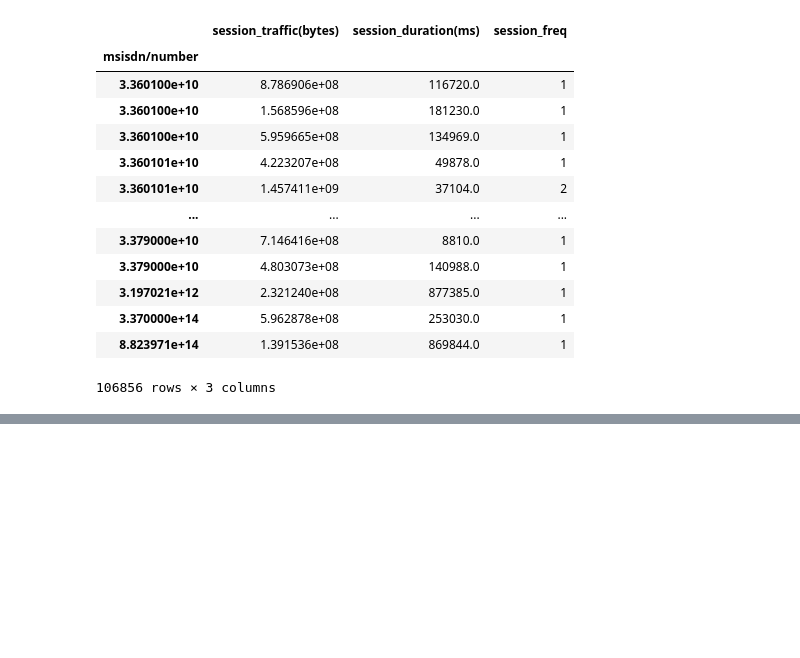
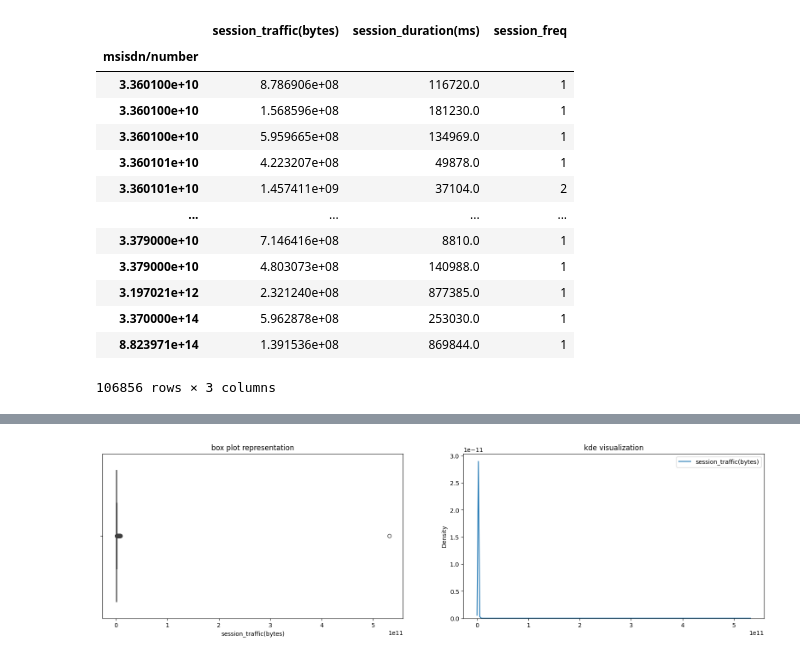
Before and after one commit to Berhanu13/User-Analytics-in-Telecommunication, a Jupyter notebook: notebooks/user_engagement_analysis.ipynb, the cells around one changed output, grey strips where cells are left out. Saved outputs shown, nothing was run; the diff lists cells and outputs as text; code cells hidden in the pictures; blank space fills up the shorter version.

```diff
--- a/notebooks/user_engagement_analysis.ipynb
+++ b/notebooks/user_engagement_analysis.ipynb
@@ -198,0 +266,12 @@ user_engagement
+# %%
+plt.figure(figsize=(20,5))
+
+plt.subplot(1,2,1,title="box plot representation")
+sns.boxplot(data=user_engagement[['session_traffic(bytes)']],x="session_traffic(bytes)")
+
+plt.subplot(1,2,2,title="kde visualization")
+sns.kdeplot(data=user_engagement[['session_traffic(bytes)']])
+
+plt.show()
+# %% [output]
+[figure, added]
```
Also changed, not shown: parts of 40 cells of this notebook, 5 other files.
